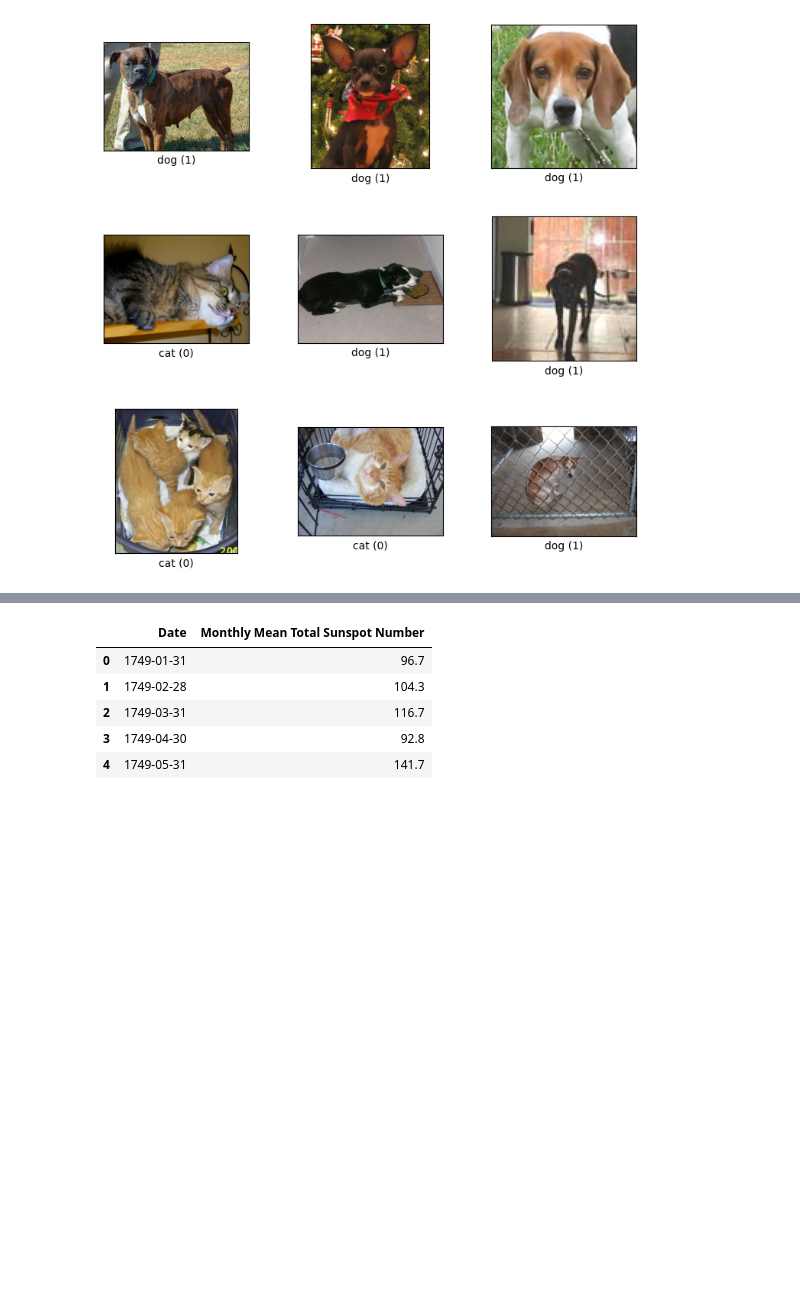
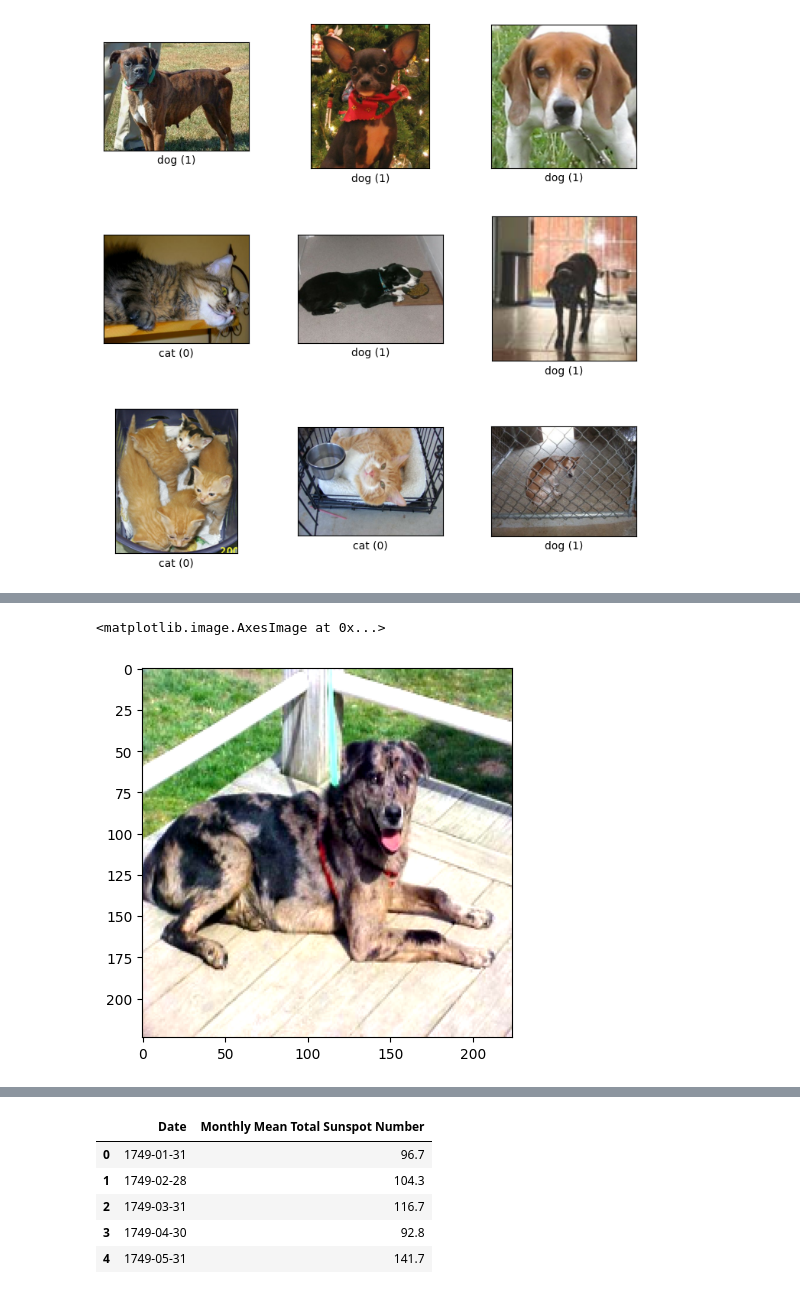
Before and after one commit to MAESTRiA-ESTADiS-CIENCIA-DATOS-Bosque/introduction_neural_networks, a Jupyter notebook: clases/Clase7.ipynb, the cells around one changed output, grey strips where cells are left out. Cells and saved outputs as stored; diff of their text form; code cells hidden in the pictures; blank space fills up the shorter version.

```diff
--- a/clases/Clase7.ipynb
+++ b/clases/Clase7.ipynb
@@ -60,0 +74,3 @@ shaped
+# %%
+plt.imshow(ds[0].numpy())
+# %% [output]
@@ -61,3 +78,5 @@ shaped
+<matplotlib.image.AxesImage at 0x...>
+[figure, added]
 # %%
 model = tf.keras.models.Sequential([
   tf.keras.layers.Flatten(input_shape=shaped[1:]),
```
Also changed, not shown: parts of 42 cells of this notebook.
